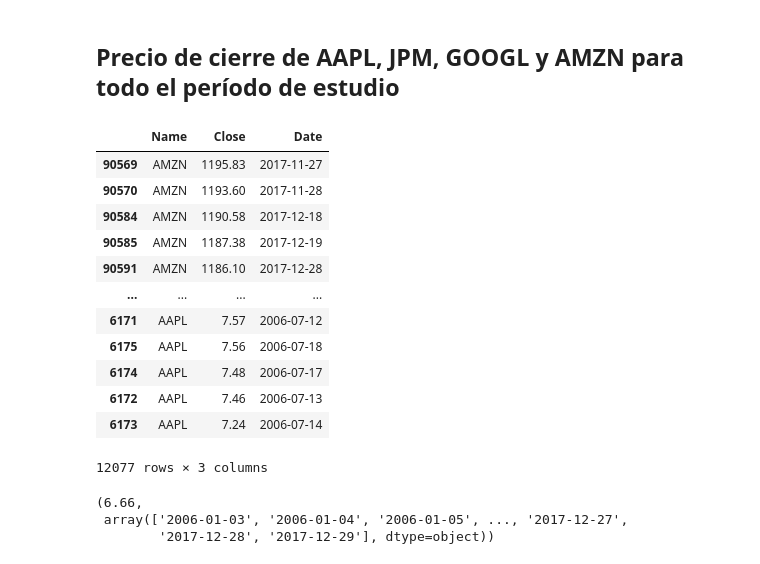
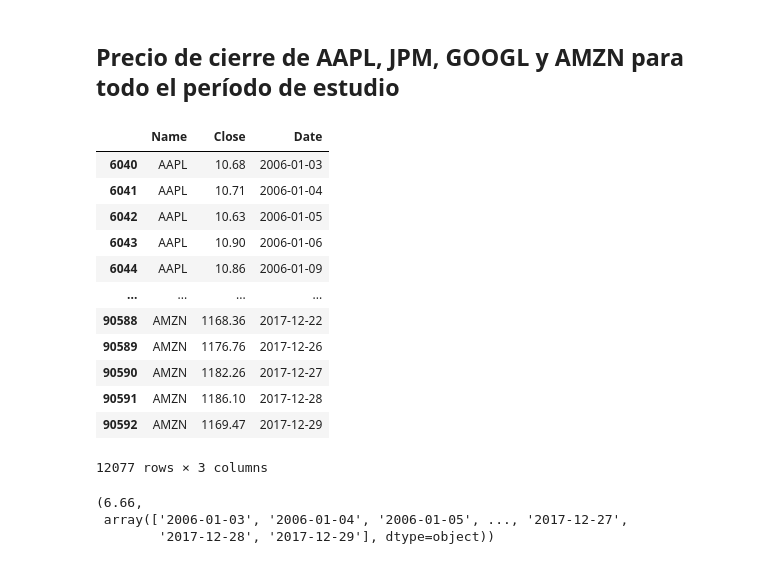
Before and after one commit to sevizama/limpieza-de-datos, a Jupyter notebook: 2_visualizacion_ejercicios.ipynb, the cells around one changed output. Cells and saved outputs as stored; diff of their text form; code cells hidden in the pictures.

```diff
--- a/2_visualizacion_ejercicios.ipynb
+++ b/2_visualizacion_ejercicios.ipynb
@@ -81,21 +81,21 @@ df['Name'].unique(), df['Close'].unique()
 # %%
 filtro_company = df['Name'].isin(['AAPL','JPM','GOOGL','AMZN'])
 filtro_company
-df_close = df.loc[filtro_company,['Name','Close','Date']].sort_values('Close',ascending=False)
+df_close = df.loc[filtro_company,['Name','Close','Date']]
 df_close
 # %% [output]
 |  | Name | Close | Date |
-| 90569 | AMZN | 1195.83 | 2017-11-27 |
-| 90570 | AMZN | 1193.60 | 2017-11-28 |
-| 90584 | AMZN | 1190.58 | 2017-12-18 |
-| 90585 | AMZN | 1187.38 | 2017-12-19 |
+| 6040 | AAPL | 10.68 | 2006-01-03 |
+| 6041 | AAPL | 10.71 | 2006-01-04 |
+| 6042 | AAPL | 10.63 | 2006-01-05 |
+| 6043 | AAPL | 10.90 | 2006-01-06 |
+| 6044 | AAPL | 10.86 | 2006-01-09 |
+| ... | ... | ... | ... |
+| 90588 | AMZN | 1168.36 | 2017-12-22 |
+| 90589 | AMZN | 1176.76 | 2017-12-26 |
+| 90590 | AMZN | 1182.26 | 2017-12-27 |
 | 90591 | AMZN | 1186.10 | 2017-12-28 |
-| ... | ... | ... | ... |
-| 6171 | AAPL | 7.57 | 2006-07-12 |
-| 6175 | AAPL | 7.56 | 2006-07-18 |
-| 6174 | AAPL | 7.48 | 2006-07-17 |
-| 6172 | AAPL | 7.46 | 2006-07-13 |
-| 6173 | AAPL | 7.24 | 2006-07-14 |
+| 90592 | AMZN | 1169.47 | 2017-12-29 |
 12077 rows × 3 columns
 # %%
 df['Close'].min(),df['Date'].unique()
```
Also changed, not shown: parts of 1 cell of this notebook.
